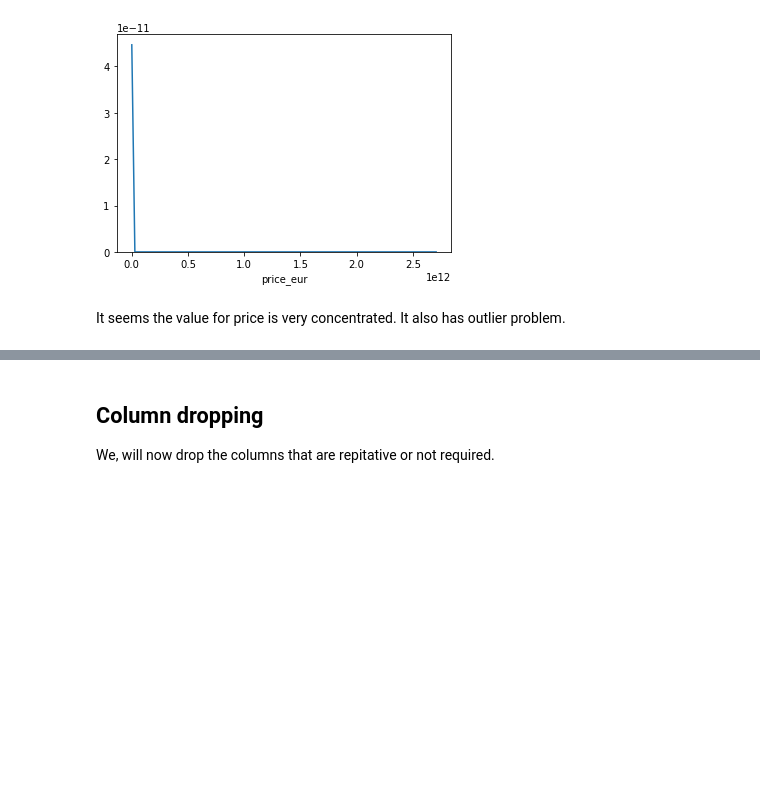
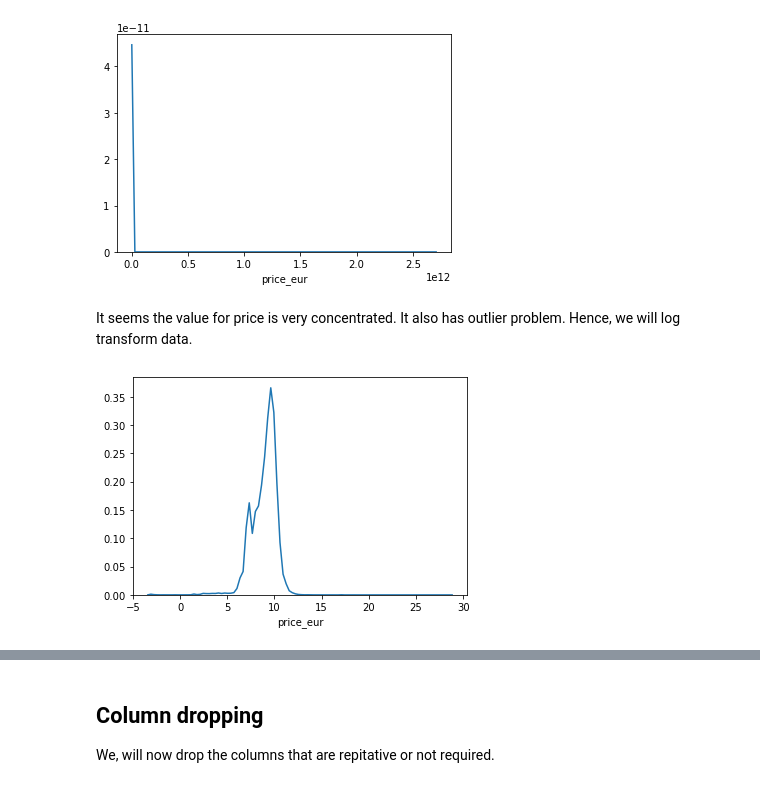
Before and after one commit to sarojdhl/Emotion-Detection, a Jupyter notebook: notebook/Car-Ads EDA.ipynb, the cells around one changed output, grey strips where cells are left out. Saved outputs shown, nothing was run; the diff lists cells and outputs as text; code cells hidden in the pictures; blank space fills up the shorter version.

```diff
--- a/notebook/Car-Ads EDA.ipynb
+++ b/notebook/Car-Ads EDA.ipynb
@@ -142,4 +142,10 @@ ax = sns.distplot(df['price_eur'], hist=False)
 # %% [output]
 [figure]
 # %% [markdown]
-It seems the value for price is very concentrated. It also has outlier problem.
+It seems the value for price is very concentrated. It also has outlier problem. Hence, we will log transform data.
+# %%
+df['price_eur'] = np.log(df['price_eur'])
+# %%
+ax = sns.distplot(df['price_eur'], hist=False)
+# %% [output]
+[figure, added]
```
Also changed, not shown: parts of 9 cells of this notebook.
